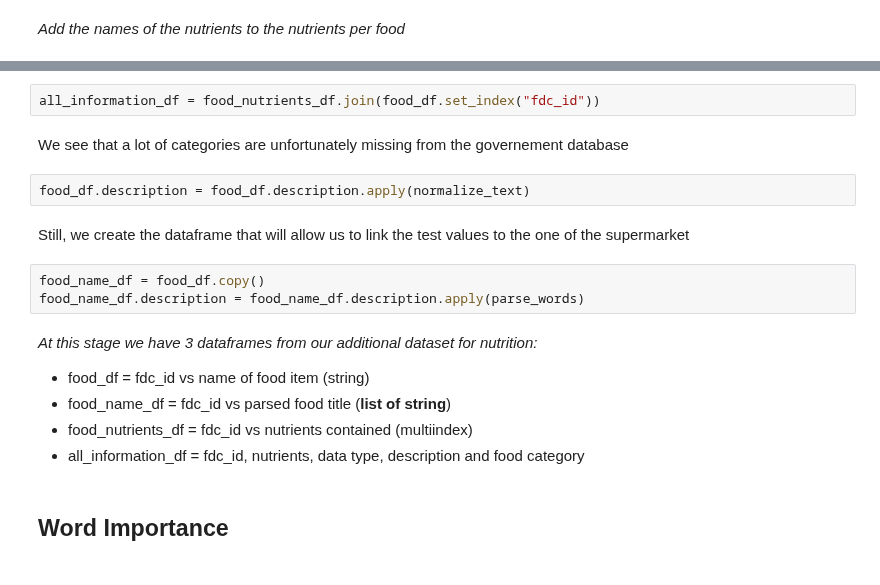
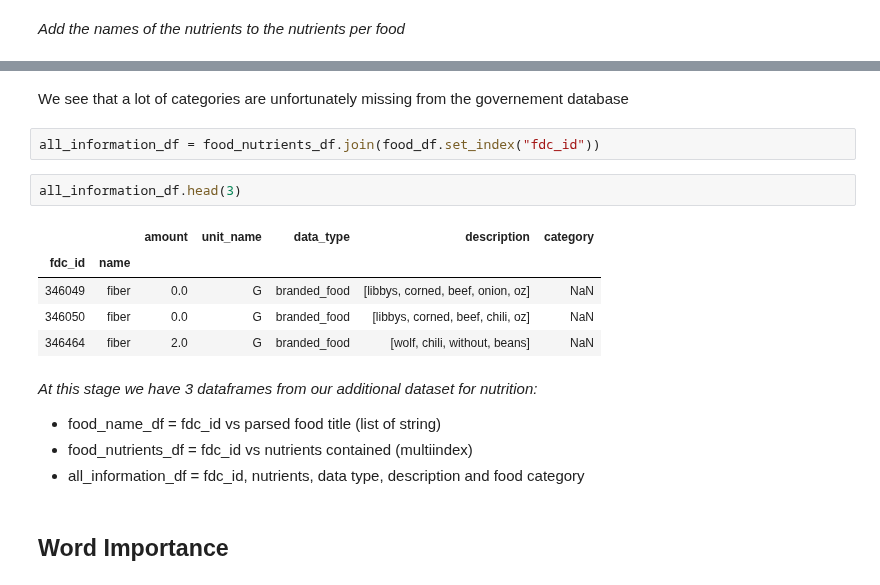
Before and after one commit to raphaelreiss/ADA_project, a Jupyter notebook: src/Health.ipynb, the cells around one changed output, grey strips where cells are left out. Cells and saved outputs as stored; diff of their text form.

```diff
--- a/src/Health.ipynb
+++ b/src/Health.ipynb
@@ -129,18 +222,18 @@ food_df.drop(["food_category_id"],axis=1,inplace=True)
+# %% [markdown]
+We see that a lot of categories are unfortunately missing from the governement database
 # %%
 all_information_df = food_nutrients_df.join(food_df.set_index("fdc_id"))
-# %% [markdown]
-We see that a lot of categories are unfortunately missing from the governement database
-# %%
-food_df.description = food_df.description.apply(normalize_text)
-# %% [markdown]
-Still, we create the dataframe that will allow us to link the test values to the one of the supermarket
-# %%
-food_name_df = food_df.copy()
-food_name_df.description = food_name_df.description.apply(parse_words)
+# %%
+all_information_df.head(3)
+# %% [output]
+|  |  | amount | unit_name | data_type | description | category |
+| fdc_id | name |  |  |  |  |  |
+| 346049 | fiber | 0.0 | G | branded_food | [libbys, corned, beef, onion, oz] | NaN |
+| 346050 | fiber | 0.0 | G | branded_food | [libbys, corned, beef, chili, oz] | NaN |
+| 346464 | fiber | 2.0 | G | branded_food | [wolf, chili, without, beans] | NaN |
 # %% [markdown]
 _At this stage we have 3 dataframes from our additional dataset for nutrition:_
-- food_df = fdc_id vs name of food item (string)
-- food_name_df = fdc_id vs parsed food title (**list of string**)
+- food_name_df = fdc_id vs parsed food title (list of string)
 - food_nutrients_df = fdc_id vs nutrients contained (multiindex)
 - all_information_df = fdc_id, nutrients, data type, description and food category
 # %% [markdown]
```
Also changed, not shown: parts of 40 cells of this notebook, 2 other files.
